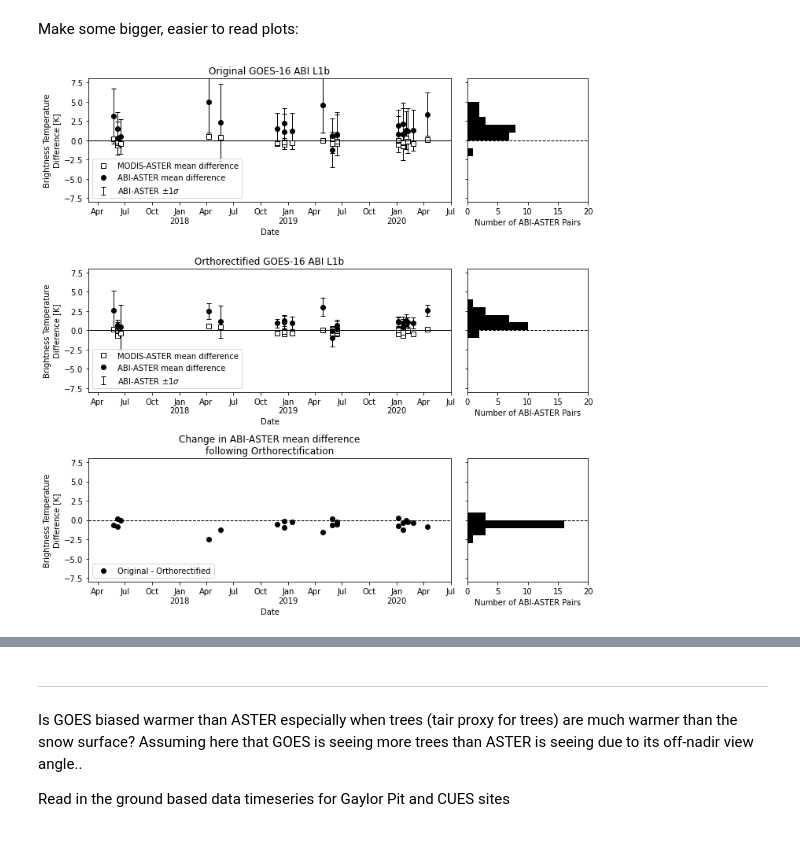
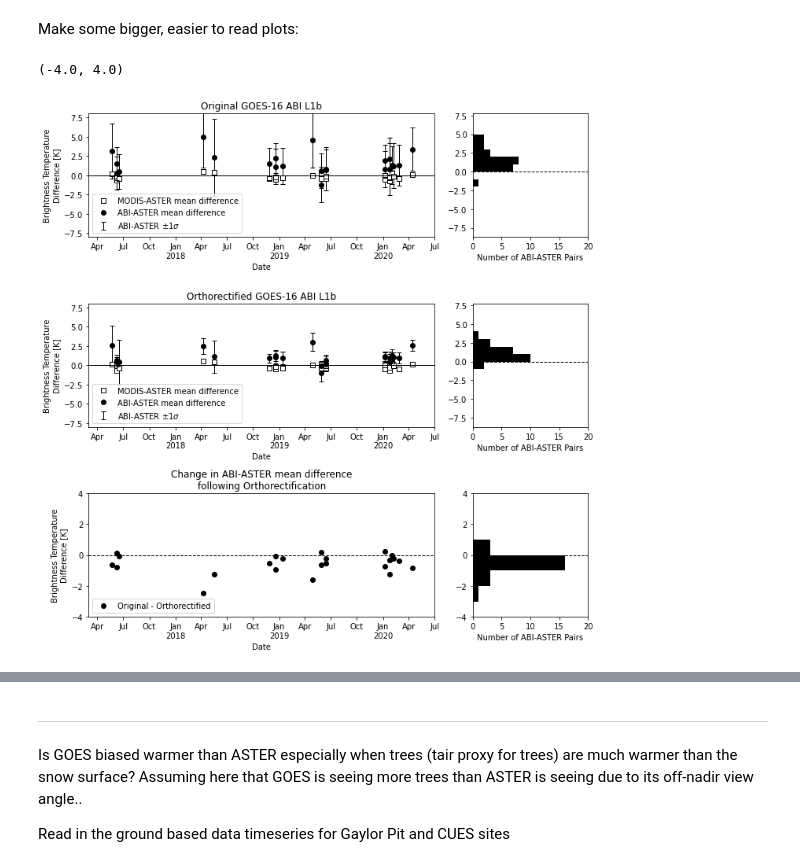
Before and after one commit to spestana/goes-cues, a Jupyter notebook: plot-summary-stats.ipynb, the cells around one changed output, grey strips where cells are left out. Drawn from its saved outputs; the diff is of its cells as text; code cells hidden in the pictures.

Commit message:
Add some new plots

```diff
--- a/plot-summary-stats.ipynb
+++ b/plot-summary-stats.ipynb
@@ -249,7 +260,7 @@ What were their new standard deviations of difference?
 # %% [markdown]
 Make some bigger, easier to read plots:
 # %%
-fig, axes = plt.subplots(3,2,figsize=(10,10), tight_layout=True, sharey=True,
+fig, axes = plt.subplots(3,2,figsize=(10,10), tight_layout=True, sharey=False,
                            gridspec_kw={'width_ratios': [3, 1]})
 
 ax = axes.flatten()
@@ -302,31 +313,35 @@ ax[3].set_xlabel('Number of ABI-ASTER Pairs')
 
 ### Change (original - ortho) stats
 # skipping MODIS - ASTER since there is no change
 df_change_tb.ast_goes_mean_diff.plot(linestyle='none', marker='o',  c='k', ax=ax[4], label='Original - Orthorectified')
 ax[4].set_title('Change in ABI-ASTER mean difference\nfollowing Orthorectification')
 #ax[2].set_ylim(-3,3)
 ax[4].axhline(0,c='k',linestyle='--',linewidth=1)
 
 df_change_tb.ast_goes_mean_diff.hist(ax=ax[5],
                                       bins=range(-8,8),
                                       orientation='horizontal',
                                       color = '#000000',
                                       ec='none',
                                       lw=1,
                                       grid=False)
 ax[5].axhline(0,c='k',linestyle='--',linewidth=1)
 ax[5].set_xlim(0,20)
 ax[5].set_xlabel('Number of ABI-ASTER Pairs')
 
 
 
 for this_ax in [ax[0], ax[2], ax[4]]:
     format_date_ax(this_ax)
     this_ax.set_ylim(-8,8)
     this_ax.set_xlim(pd.Timestamp('2017-03-01'),pd.Timestamp('2020-07-01'))
     this_ax.legend(loc='lower left')
     this_ax.set_xlabel('Date')
     this_ax.set_ylabel('Brightness Temperature\nDifference [K]')
     #this_ax.legend(loc='best')
+
+ax[4].set_ylim(-4,4)
+ax[5].set_ylim(-4,4)
 # %% [output]
+(-4.0, 4.0)
-[figure, old version]
+[figure, new version]
```
Also changed, not shown: parts of 6 cells of this notebook.
